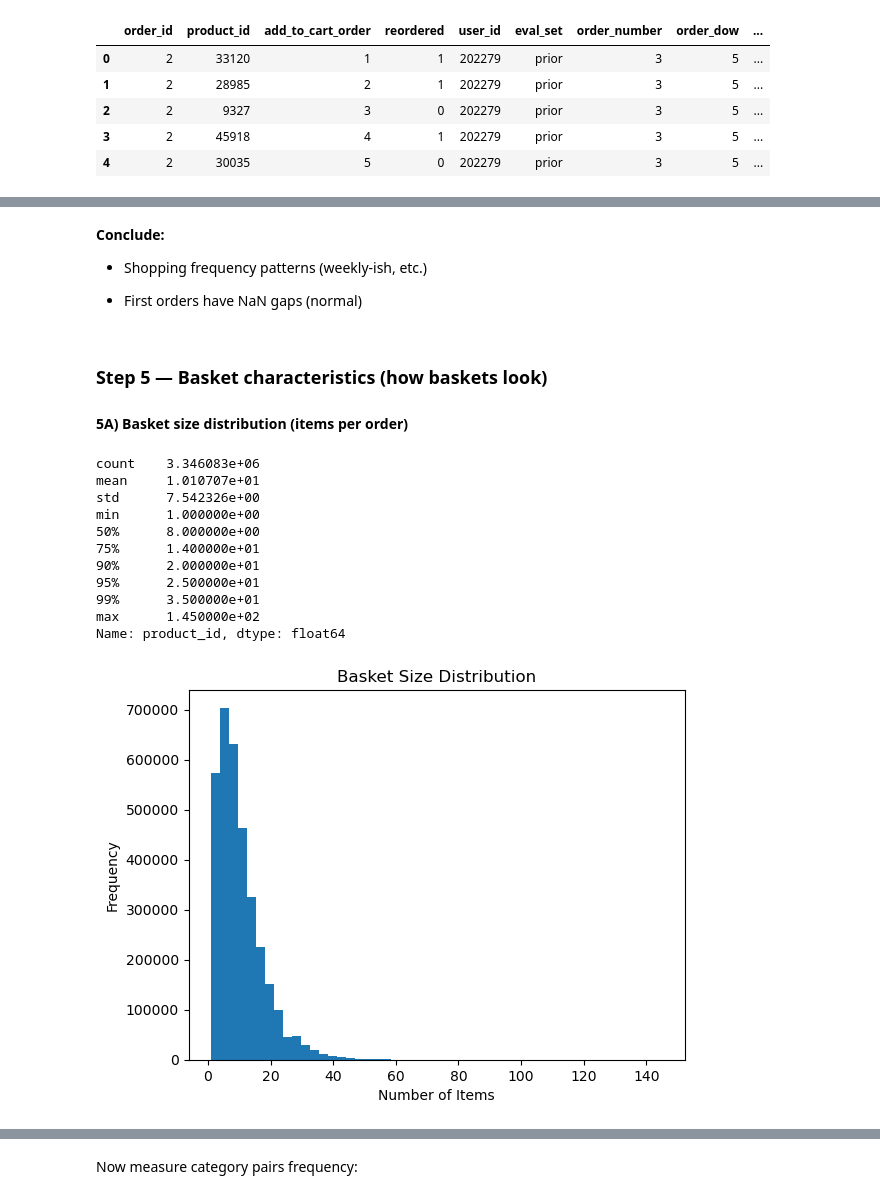
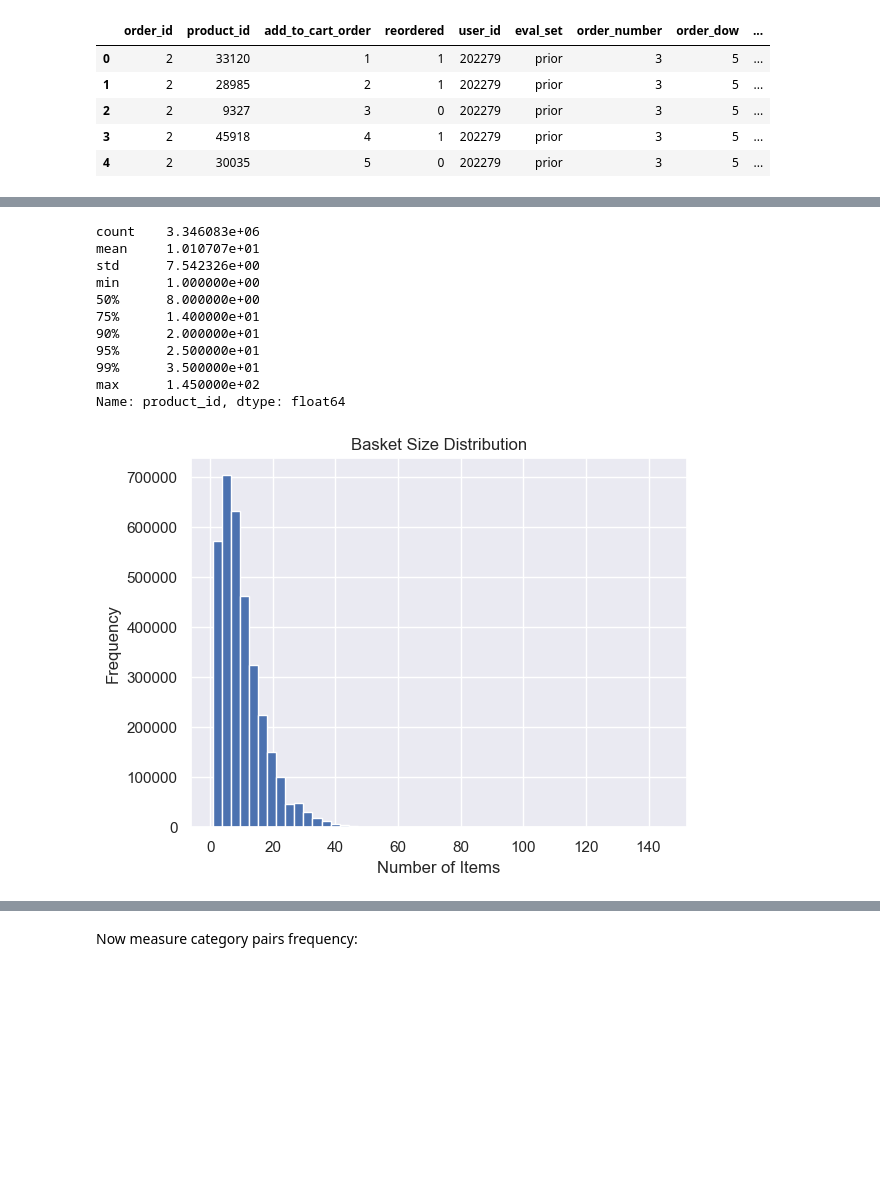
Before and after one commit to pradeepjoel/instacart-retail-project, a Jupyter notebook: notebooks/04_exploratory_data_analysis.ipynb, the cells around one changed output, grey strips where cells are left out. Saved outputs shown, nothing was run; the diff lists cells and outputs as text; code cells hidden in the pictures; blank space fills up the shorter version.

```diff
--- a/notebooks/04_exploratory_data_analysis.ipynb
+++ b/notebooks/04_exploratory_data_analysis.ipynb
@@ -263,35 +233,22 @@ Name: count, dtype: int64
-# %% [markdown]
-__Conclude:__
-
-* Shopping frequency patterns (weekly-ish, etc.)
-
-* First orders have NaN gaps (normal)
-# %% [markdown]
-### Step 5 — Basket characteristics (how baskets look)
-#### 5A) Basket size distribution (items per order)
 # %%
 basket_size = op.groupby("order_id")["product_id"].count()
+
 print(basket_size.describe(percentiles=[0.5,0.75,0.9,0.95,0.99]))
 
-plt.figure()
-plt.hist(basket_size, bins=50)
-plt.title("Basket Size Distribution")
-plt.xlabel("Number of Items")
-plt.ylabel("Frequency")
-plt.show()
+plot_histogram(basket_size, bins=50, title="Basket Size Distribution", xlabel="Number of Items", ylabel="Frequency")
 # %% [output]
 count    3.346083e+06
 mean     1.010707e+01
 std      7.542326e+00
 min      1.000000e+00
 50%      8.000000e+00
 75%      1.400000e+01
 90%      2.000000e+01
 95%      2.500000e+01
 99%      3.500000e+01
 max      1.450000e+02
 Name: product_id, dtype: float64
-[figure, old version]
+[figure, new version]
 # %% [markdown]
 __📌 Interpretation:__
 
```
Also changed, not shown: parts of 146 cells of this notebook, 1 other file.
